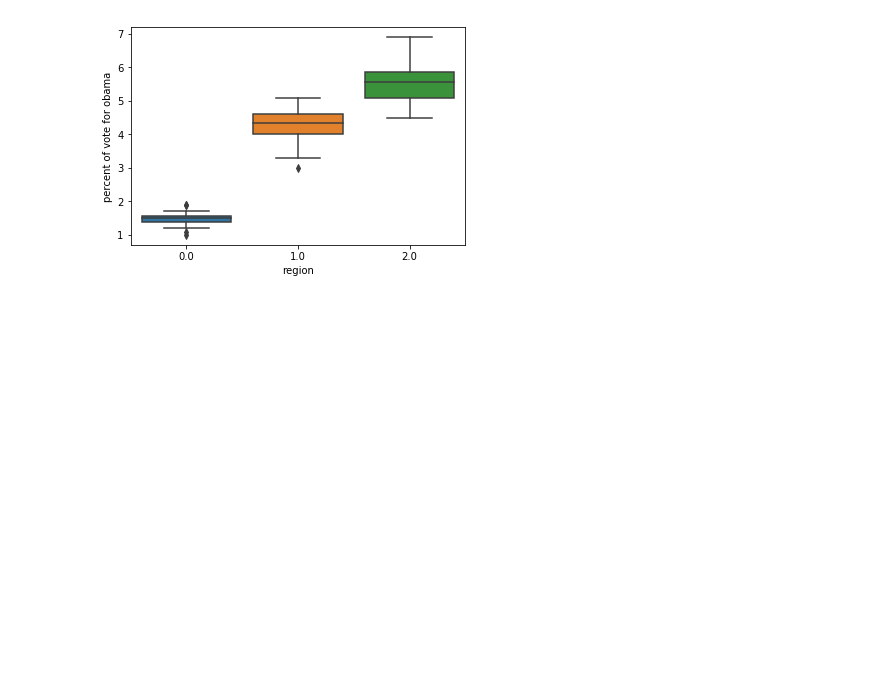
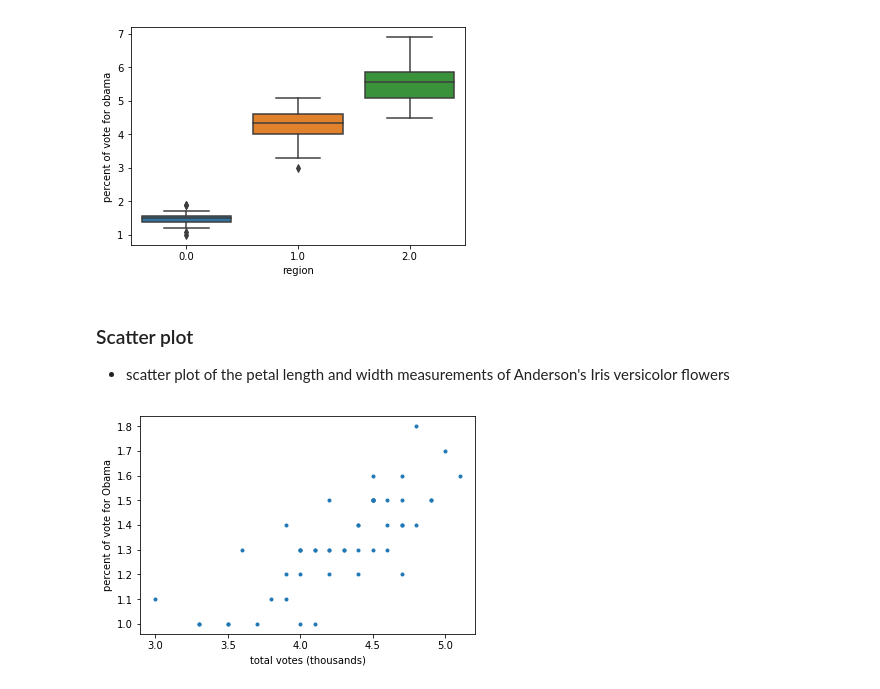
Before and after one commit to naikshubham/Statistics-for-Data-Science, a Jupyter notebook: Statistical Thinking in Python I/notebooks/EDA.ipynb, the cells around one changed output. Drawn from its saved outputs; the diff is of its cells as text; code cells hidden in the pictures; blank space fills up the shorter version.

```diff
--- a/Statistical Thinking in Python I/notebooks/EDA.ipynb
+++ b/Statistical Thinking in Python I/notebooks/EDA.ipynb
@@ -90,6 +90,7 @@ def ecdf(data):
 # %%
 print(set(iris_df.target))
 versicolor_petal_length = iris_df.loc[iris_df['target'] == 1.0]['petal length (cm)']
+versicolor_petal_width = iris_df.loc[iris_df['target'] == 1.0]['petal width (cm)']
 setosa_petal_length = iris_df.loc[iris_df['target'] == 0.0]['petal length (cm)']
 virginica_petal_length = iris_df.loc[iris_df['target'] == 2.0]['petal length (cm)']
 versicolor_petal_length.head()
@@ -193,3 +194,19 @@ _ = plt.ylabel('percent of vote for obama')
 plt.show()
 # %% [output]
 [figure]
+# %% [markdown]
+### Scatter plot
+- scatter plot of the petal length and width measurements of Anderson's Iris versicolor flowers
+# %%
+# Make a scatter plot
+
+_ = plt.plot(versicolor_petal_length, versicolor_petal_width, marker='.', linestyle='none')
+
+# Label the axes
+_ = plt.xlabel('total votes (thousands)')
+_ = plt.ylabel('percent of vote for Obama')
+
+# Show the result
+plt.show()
+# %% [output]
+[figure, added]
```
Also changed, not shown: parts of 4 cells of this notebook, 1 other file.
